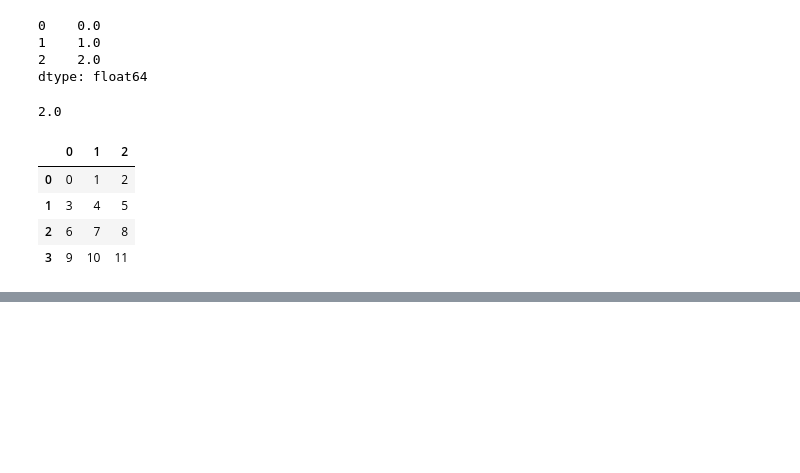
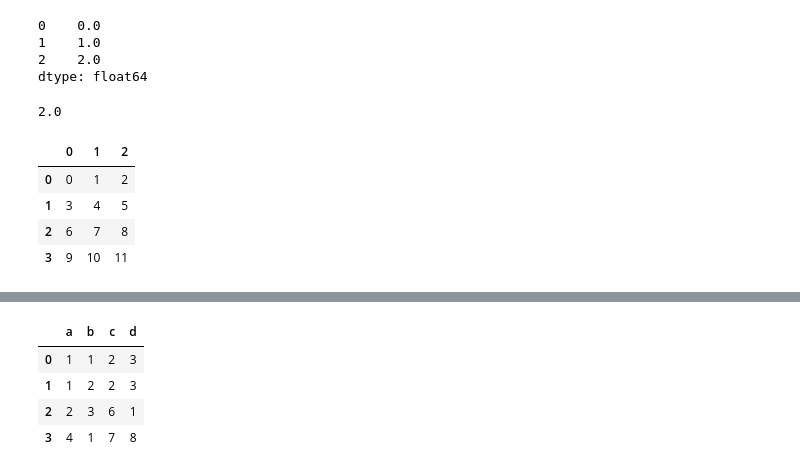
Before and after one commit to JespeerAG/python_data_analysis, a Jupyter notebook: 2_introduction_to_pandas.ipynb, the cells around one changed output, grey strips where cells are left out. Cells and saved outputs as stored; diff of their text form; code cells hidden in the pictures; blank space fills up the shorter version.

```diff
--- a/2_introduction_to_pandas.ipynb
+++ b/2_introduction_to_pandas.ipynb
@@ -494,0 +646,9 @@ df
+# %%
+df = pd.DataFrame([[1, 1, 2, 3], [1, 2, 2, 3], [2, 3, 6, 1], [4, 1, 7, 8]], columns=list("abcd"))
+df
+# %% [output]
+|  | a | b | c | d |
+| 0 | 1 | 1 | 2 | 3 |
+| 1 | 1 | 2 | 2 | 3 |
+| 2 | 2 | 3 | 6 | 1 |
+| 3 | 4 | 1 | 7 | 8 |
```
Also changed, not shown: parts of 28 cells of this notebook.
